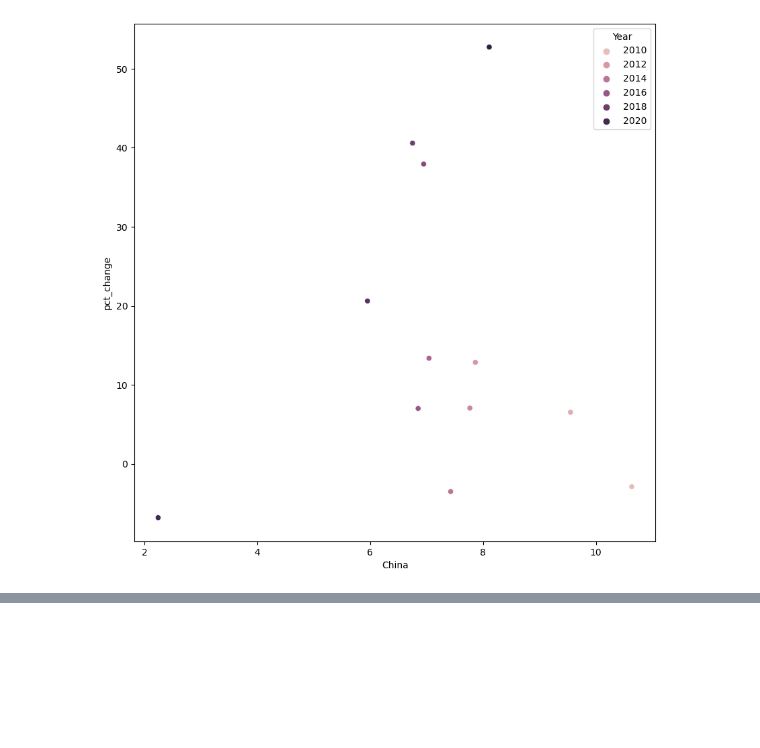
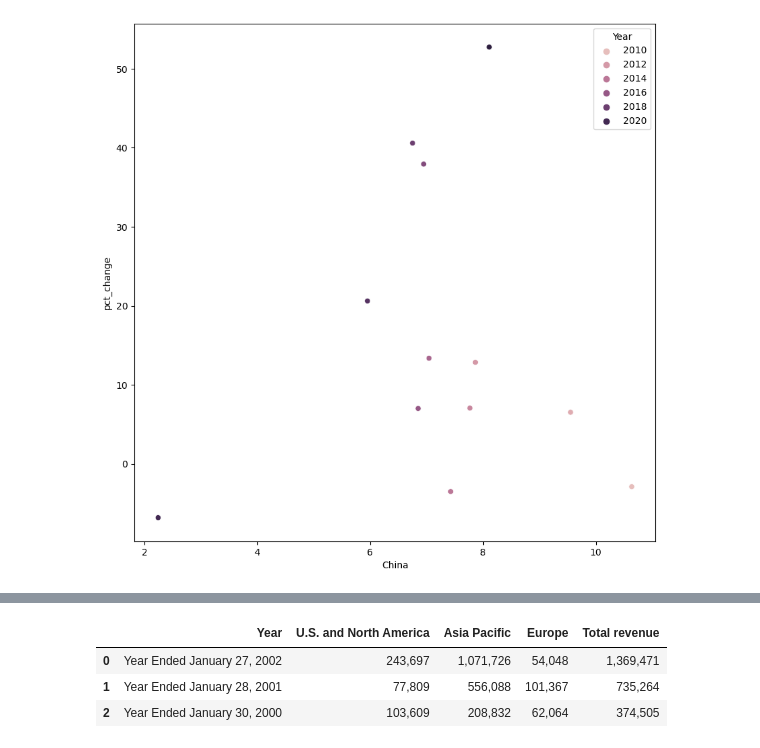
Before and after one commit to AimjGuytidy/Gwiza-analysis, a Jupyter notebook: Nvidia-case-study.ipynb, the cells around one changed output, grey strips where cells are left out. Saved outputs shown, nothing was run; the diff lists cells and outputs as text; code cells hidden in the pictures; blank space fills up the shorter version.

```diff
--- a/Nvidia-case-study.ipynb
+++ b/Nvidia-case-study.ipynb
@@ -641,0 +468,14 @@ tables
+# %%
+t = soup.findAll('table',attrs={"style":"BORDER-COLLAPSE:COLLAPSE"})
+#print(t)
+trs = t[34].findAll('tr')
+list_rev = []
+for tr in trs:
+    if tr.text:
+        rev_list = [k.replace("\xa0"," ") for k in list(tr.stripped_strings)]
+        while "$" in rev_list:
+            rev_list.remove("$")
+        print(rev_list)
+        #print([k.replace("\xa0"," ") for k in list(tr.stripped_strings)])
+    list_rev.append(rev_list)
+print(list_rev)
@@ -641,0 +494,10 @@ tables
+# %%
+nvidia_2002=pd.DataFrame({"Year":list_rev[0],list_rev[4][0]:list_rev[4][1:],
+              list_rev[5][0]:list_rev[5][1:],list_rev[6][0]:list_rev[6][1:],
+              list_rev[8][0]:list_rev[8][1:]})
+nvidia_2002
+# %% [output]
+|  | Year | U.S. and North America | Asia Pacific | Europe | Total revenue |
+| 0 | Year Ended January 27, 2002 | 243,697 | 1,071,726 | 54,048 | 1,369,471 |
+| 1 | Year Ended January 28, 2001 | 77,809 | 556,088 | 101,367 | 735,264 |
+| 2 | Year Ended January 30, 2000 | 103,609 | 208,832 | 62,064 | 374,505 |
```
Also changed, not shown: parts of 27 cells of this notebook.
